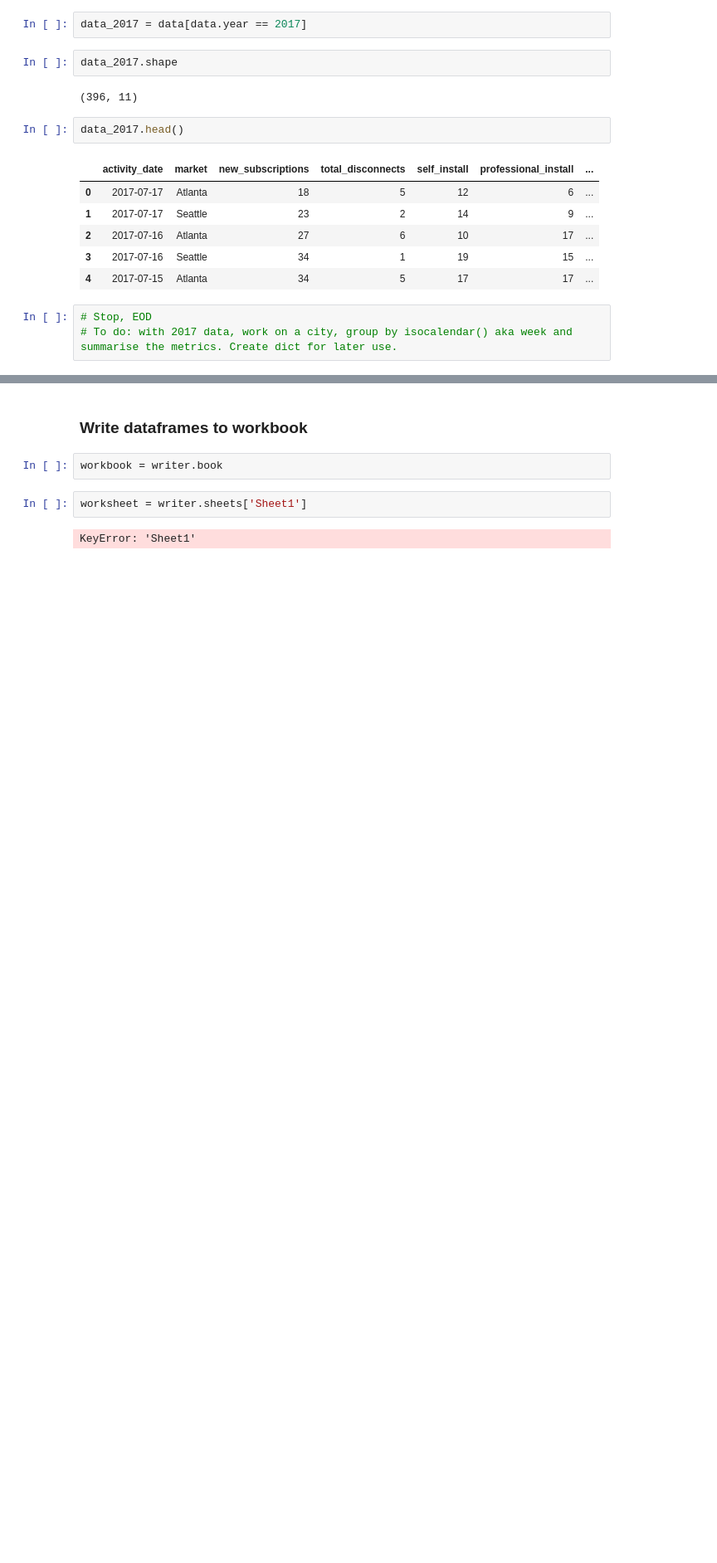
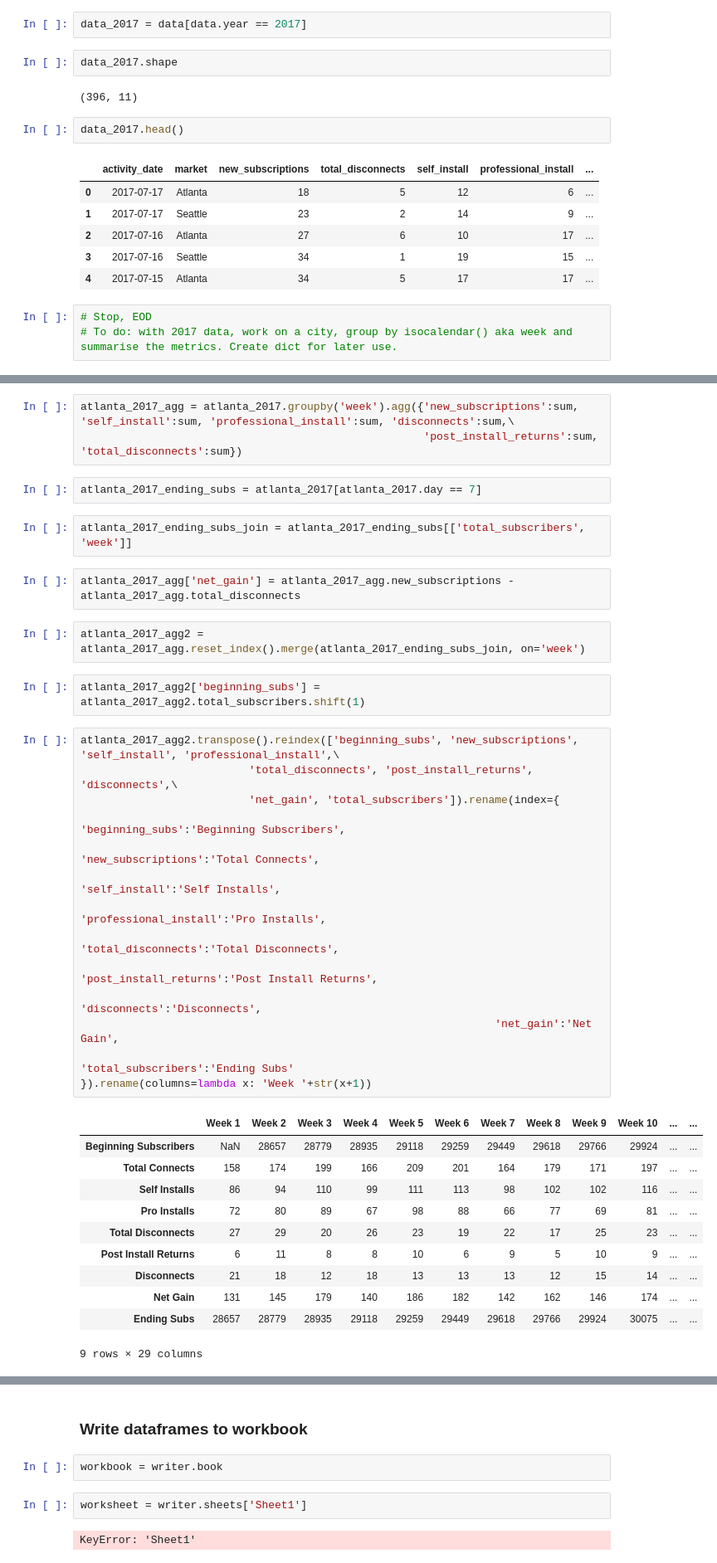
Before and after one commit to datamok/exercise1, a Jupyter notebook: Notebooks/report_builder.ipynb, the cells around one changed output, grey strips where cells are left out. Shown at 83% size. Cells and saved outputs as stored; diff of their text form; blank space fills up the shorter version.

Commit message:
got a working dataframe for export

```diff
--- a/Notebooks/report_builder.ipynb
+++ b/Notebooks/report_builder.ipynb
@@ -71,0 +99,39 @@ data_2017.head()
+# %%
+atlanta_2017_agg = atlanta_2017.groupby('week').agg({'new_subscriptions':sum, 'self_install':sum, 'professional_install':sum, 'disconnects':sum,\
+                                                     'post_install_returns':sum, 'total_disconnects':sum})
+# %%
+atlanta_2017_ending_subs = atlanta_2017[atlanta_2017.day == 7]
+# %%
+atlanta_2017_ending_subs_join = atlanta_2017_ending_subs[['total_subscribers', 'week']]
+# %%
+atlanta_2017_agg['net_gain'] = atlanta_2017_agg.new_subscriptions - atlanta_2017_agg.total_disconnects
+# %%
+atlanta_2017_agg2 = atlanta_2017_agg.reset_index().merge(atlanta_2017_ending_subs_join, on='week')
+# %%
+atlanta_2017_agg2['beginning_subs'] = atlanta_2017_agg2.total_subscribers.shift(1)
+# %%
+atlanta_2017_agg2.transpose().reindex(['beginning_subs', 'new_subscriptions', 'self_install', 'professional_install',\
+                          'total_disconnects', 'post_install_returns', 'disconnects',\
+                          'net_gain', 'total_subscribers']).rename(index={
+                                                                'beginning_subs':'Beginning Subscribers',
+                                                                'new_subscriptions':'Total Connects',
+                                                                'self_install':'Self Installs',
+                                                                'professional_install':'Pro Installs',
+                                                                'total_disconnects':'Total Disconnects',
+                                                                'post_install_returns':'Post Install Returns',
+                                                                'disconnects':'Disconnects',
+                                                                'net_gain':'Net Gain',
+                                                                'total_subscribers':'Ending Subs'
+}).rename(columns=lambda x: 'Week '+str(x+1))
+# %% [output]
+|  | Week 1 | Week 2 | Week 3 | Week 4 | Week 5 | Week 6 | Week 7 | Week 8 | Week 9 | Week 10 | ... | ... |
+| Beginning Subscribers | NaN | 28657 | 28779 | 28935 | 29118 | 29259 | 29449 | 29618 | 29766 | 29924 | ... | ... |
+| Total Connects | 158 | 174 | 199 | 166 | 209 | 201 | 164 | 179 | 171 | 197 | ... | ... |
+| Self Installs | 86 | 94 | 110 | 99 | 111 | 113 | 98 | 102 | 102 | 116 | ... | ... |
+| Pro Installs | 72 | 80 | 89 | 67 | 98 | 88 | 66 | 77 | 69 | 81 | ... | ... |
+| Total Disconnects | 27 | 29 | 20 | 26 | 23 | 19 | 22 | 17 | 25 | 23 | ... | ... |
+| Post Install Returns | 6 | 11 | 8 | 8 | 10 | 6 | 9 | 5 | 10 | 9 | ... | ... |
+| Disconnects | 21 | 18 | 12 | 18 | 13 | 13 | 13 | 12 | 15 | 14 | ... | ... |
+| Net Gain | 131 | 145 | 179 | 140 | 186 | 182 | 142 | 162 | 146 | 174 | ... | ... |
+| Ending Subs | 28657 | 28779 | 28935 | 29118 | 29259 | 29449 | 29618 | 29766 | 29924 | 30075 | ... | ... |
+9 rows × 29 columns
```
Also changed, not shown: parts of 5 cells of this notebook.
